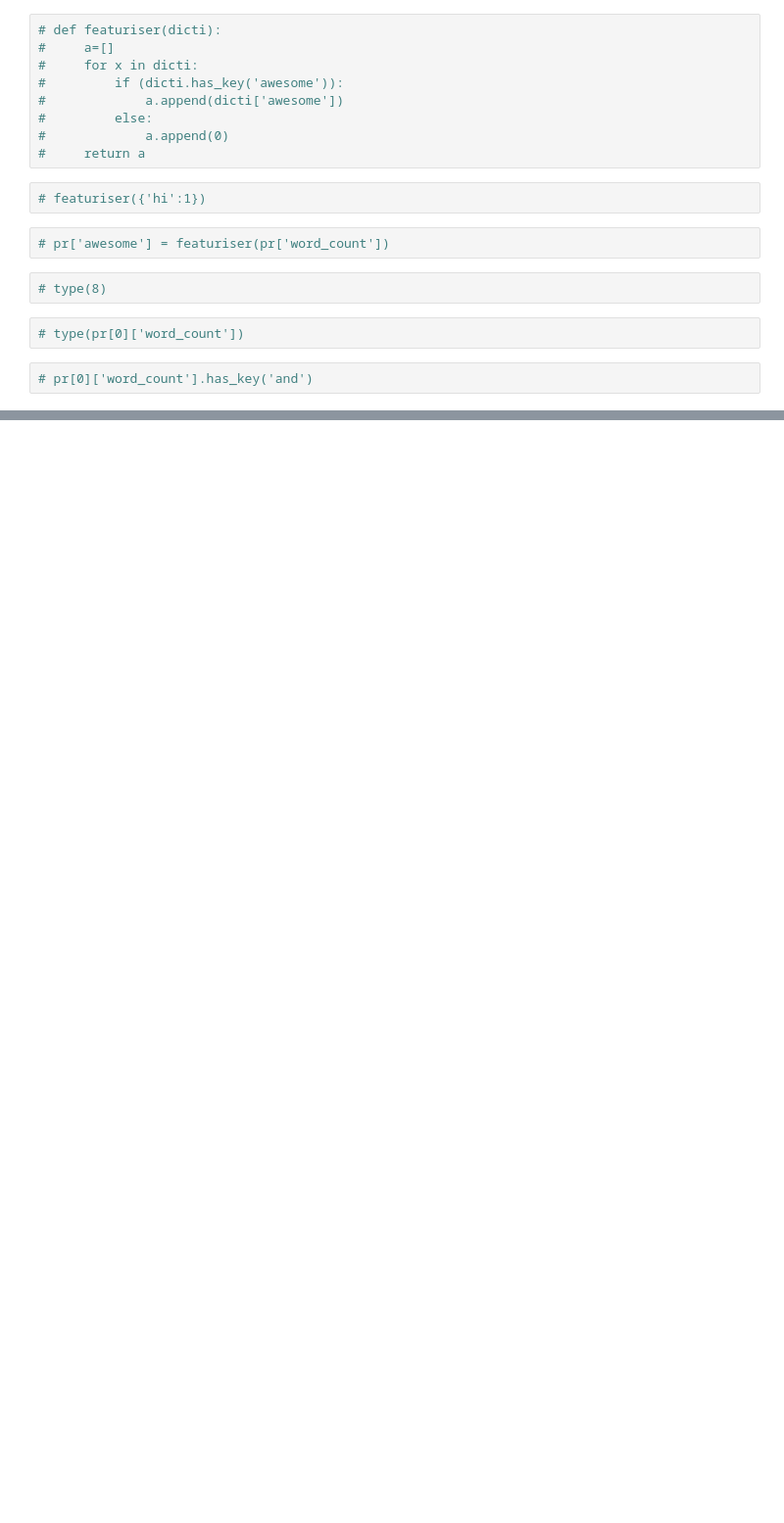
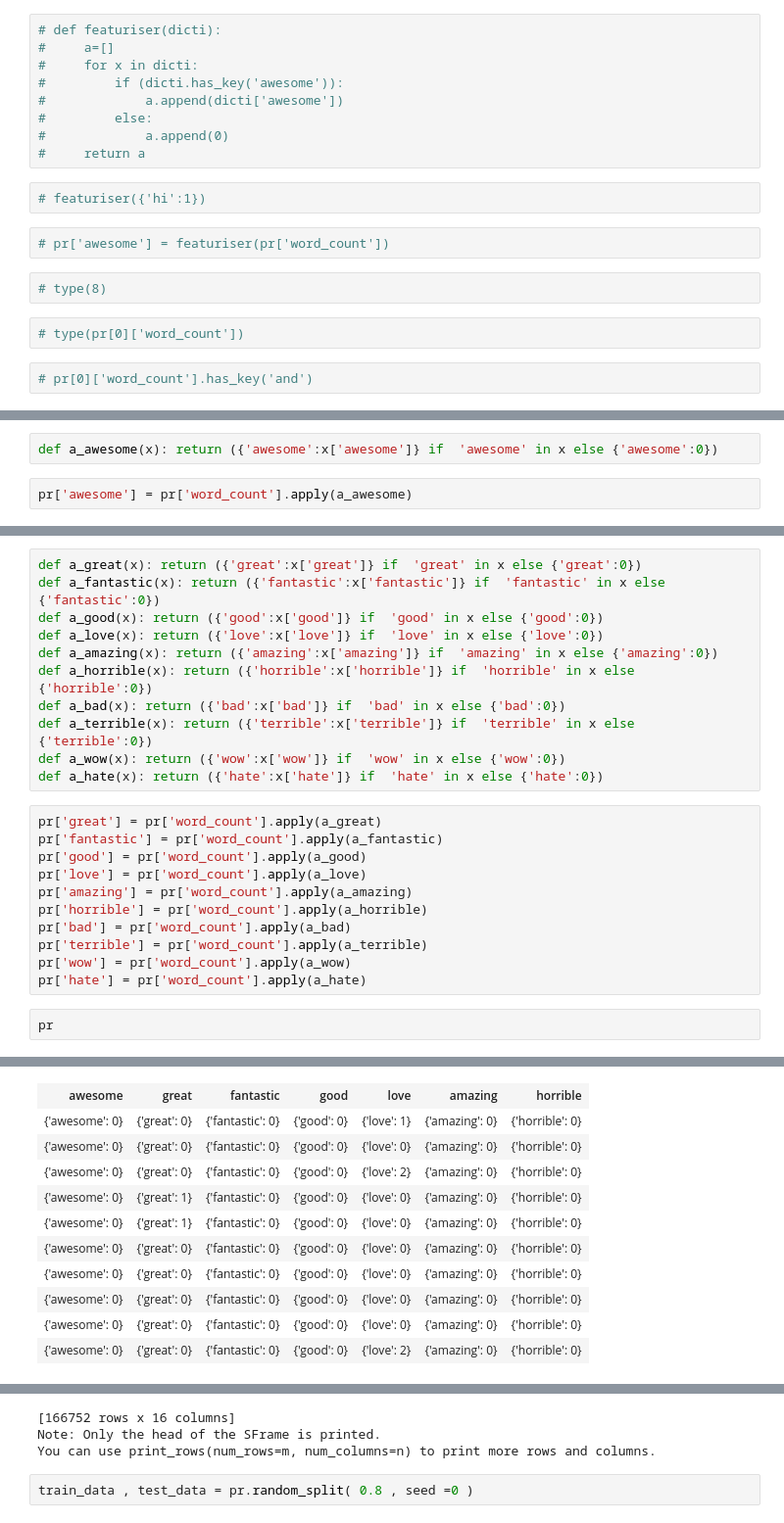
Before and after one commit to mohitiitr/MLwithGRAPHLABCREATE, a Jupyter notebook: Classifier.ipynb, the cells around one changed output, grey strips where cells are left out. Shown: that part at 98% size. Saved outputs shown, nothing was run; the diff lists cells and outputs as text; blank space fills up the shorter version.

```diff
--- a/Classifier.ipynb
+++ b/Classifier.ipynb
@@ -375,0 +382,4 @@ giraffe_review[-4]['review']
+# %%
+def a_awesome(x): return ({'awesome':x['awesome']} if  'awesome' in x else {'awesome':0})
+# %%
+pr['awesome'] = pr['word_count'].apply(a_awesome)
@@ -375,0 +414,25 @@ giraffe_review[-4]['review']
+# %%
+def a_great(x): return ({'great':x['great']} if  'great' in x else {'great':0})
+def a_fantastic(x): return ({'fantastic':x['fantastic']} if  'fantastic' in x else {'fantastic':0})
+def a_good(x): return ({'good':x['good']} if  'good' in x else {'good':0})
+def a_love(x): return ({'love':x['love']} if  'love' in x else {'love':0})
+def a_amazing(x): return ({'amazing':x['amazing']} if  'amazing' in x else {'amazing':0})
+def a_horrible(x): return ({'horrible':x['horrible']} if  'horrible' in x else {'horrible':0})
+def a_bad(x): return ({'bad':x['bad']} if  'bad' in x else {'bad':0})
+def a_terrible(x): return ({'terrible':x['terrible']} if  'terrible' in x else {'terrible':0})
+def a_wow(x): return ({'wow':x['wow']} if  'wow' in x else {'wow':0})
+def a_hate(x): return ({'hate':x['hate']} if  'hate' in x else {'hate':0})
+# %%
+pr['great'] = pr['word_count'].apply(a_great)
+pr['fantastic'] = pr['word_count'].apply(a_fantastic)
+pr['good'] = pr['word_count'].apply(a_good)
+pr['love'] = pr['word_count'].apply(a_love)
+pr['amazing'] = pr['word_count'].apply(a_amazing)
+pr['horrible'] = pr['word_count'].apply(a_horrible)
+pr['bad'] = pr['word_count'].apply(a_bad)
+pr['terrible'] = pr['word_count'].apply(a_terrible)
+pr['wow'] = pr['word_count'].apply(a_wow)
+pr['hate'] = pr['word_count'].apply(a_hate)
+# %%
+pr
+# %% [output]
@@ -375,0 +450,11 @@ giraffe_review[-4]['review']
+| awesome | great | fantastic | good | love | amazing | horrible |
+| {'awesome': 0} | {'great': 0} | {'fantastic': 0} | {'good': 0} | {'love': 1} | {'amazing': 0} | {'horrible': 0} |
+| {'awesome': 0} | {'great': 0} | {'fantastic': 0} | {'good': 0} | {'love': 0} | {'amazing': 0} | {'horrible': 0} |
+| {'awesome': 0} | {'great': 0} | {'fantastic': 0} | {'good': 0} | {'love': 2} | {'amazing': 0} | {'horrible': 0} |
+| {'awesome': 0} | {'great': 1} | {'fantastic': 0} | {'good': 0} | {'love': 0} | {'amazing': 0} | {'horrible': 0} |
+| {'awesome': 0} | {'great': 1} | {'fantastic': 0} | {'good': 0} | {'love': 0} | {'amazing': 0} | {'horrible': 0} |
+| {'awesome': 0} | {'great': 0} | {'fantastic': 0} | {'good': 0} | {'love': 0} | {'amazing': 0} | {'horrible': 0} |
+| {'awesome': 0} | {'great': 0} | {'fantastic': 0} | {'good': 0} | {'love': 0} | {'amazing': 0} | {'horrible': 0} |
+| {'awesome': 0} | {'great': 0} | {'fantastic': 0} | {'good': 0} | {'love': 0} | {'amazing': 0} | {'horrible': 0} |
+| {'awesome': 0} | {'great': 0} | {'fantastic': 0} | {'good': 0} | {'love': 0} | {'amazing': 0} | {'horrible': 0} |
+| {'awesome': 0} | {'great': 0} | {'fantastic': 0} | {'good': 0} | {'love': 2} | {'amazing': 0} | {'horrible': 0} |
@@ -375,0 +472,5 @@ giraffe_review[-4]['review']
+[166752 rows x 16 columns]
+Note: Only the head of the SFrame is printed.
+You can use print_rows(num_rows=m, num_columns=n) to print more rows and columns.
+# %%
+train_data , test_data = pr.random_split( 0.8 , seed =0 )
```
Also changed, not shown: parts of 4 cells of this notebook.
